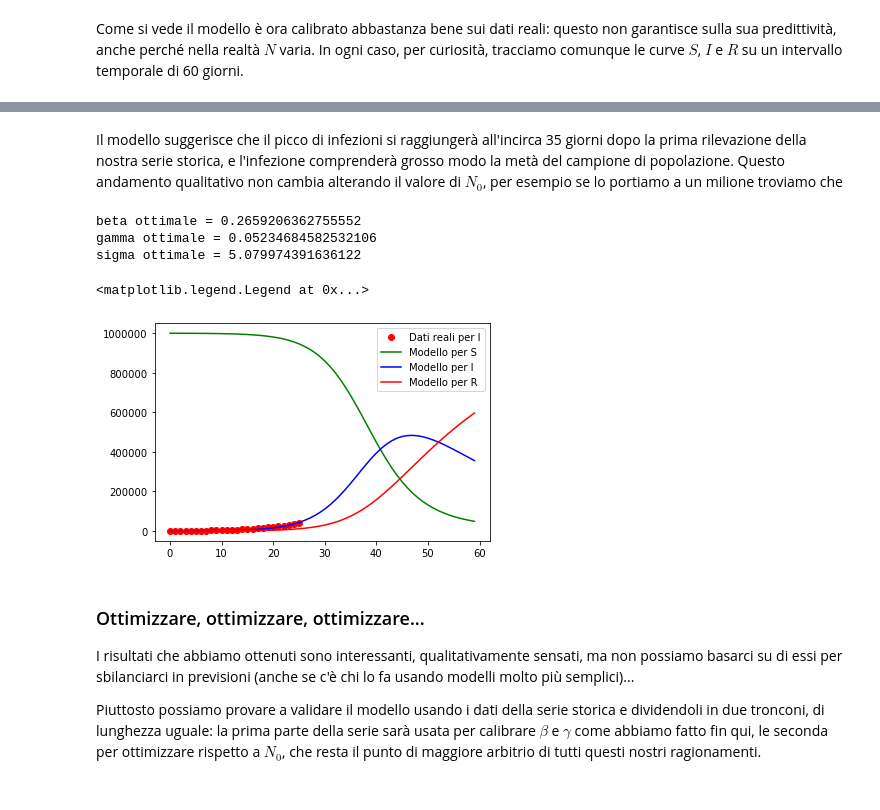
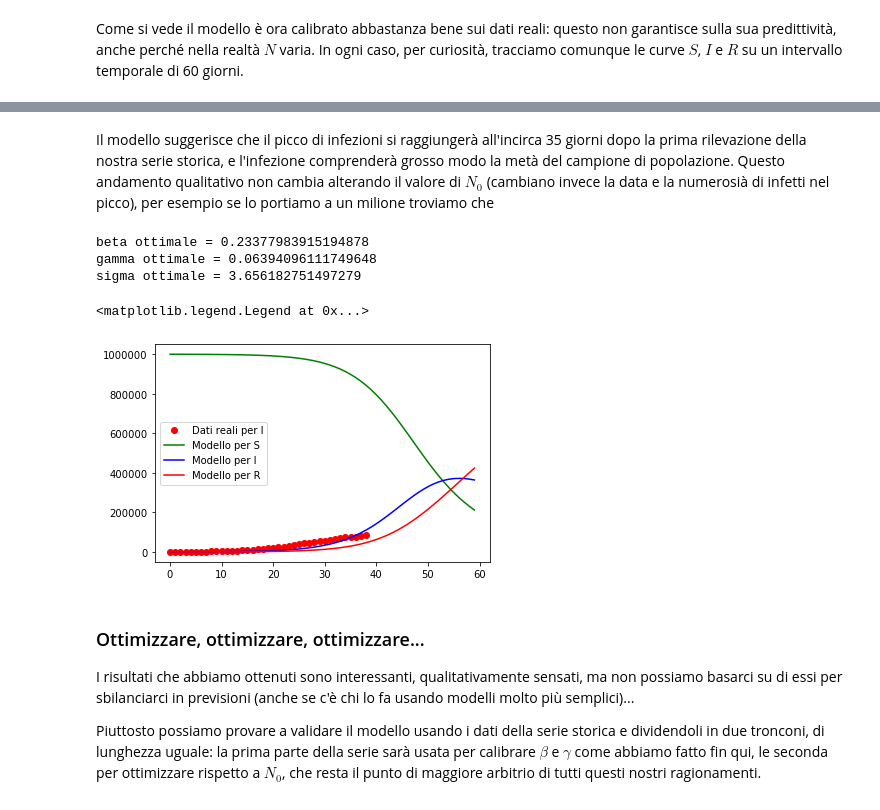
Before and after one commit to pcaressa/note-epidemie, a Jupyter notebook: epidemie.ipynb, the cells around one changed output, grey strips where cells are left out. Cells and saved outputs as stored; diff of their text form; code cells hidden in the pictures.

```diff
--- a/epidemie.ipynb
+++ b/epidemie.ipynb
@@ -536,24 +559,24 @@ sigma ottimale = 5.505660261499467
 # %% [markdown]
-Il modello suggerisce che il picco di infezioni si raggiungerà all'incirca 35 giorni dopo la prima rilevazione della nostra serie storica, e l'infezione comprenderà grosso modo la metà del campione di popolazione. Questo andamento qualitativo non cambia alterando il valore di $N_0$, per esempio se lo portiamo a un milione troviamo che
+Il modello suggerisce che il picco di infezioni si raggiungerà all'incirca 35 giorni dopo la prima rilevazione della nostra serie storica, e l'infezione comprenderà grosso modo la metà del campione di popolazione. Questo andamento qualitativo non cambia alterando il valore di $N_0$ (cambiano invece la data e la numerosià di infetti nel picco), per esempio se lo portiamo a un milione troviamo che
 # %%
 N0 = 1000000
-serie_I = np.array([misura["totale_attualmente_positivi"] for misura in DATA])
+serie_I = np.array([misura["totale_positivi"] for misura in DATA])
 serie_R = np.array([misura["dimessi_guariti"] + misura["deceduti"] for misura in DATA])
 
 # Ora disegna la soluzione per i valori ottimali ottimale
 intervallo = np.arange(60)
 y = SIR(N0, serie_I, serie_R, intervallo)
 plt.plot(intervallo[:len(serie_I)], serie_I, 'ro', label="Dati reali per I")
 plt.plot(intervallo, y[:,0], "g", label="Modello per S")
 plt.plot(intervallo, y[:,1], "b", label="Modello per I")
 plt.plot(intervallo, y[:,2], "r", label="Modello per R")
 plt.legend()
 # %% [output]
-beta ottimale = 0.2659206362755552
-gamma ottimale = 0.05234684582532106
-sigma ottimale = 5.079974391636122
+beta ottimale = 0.23377983915194878
+gamma ottimale = 0.06394096111749648
+sigma ottimale = 3.656182751497279
 <matplotlib.legend.Legend at 0x...>
-[figure, old version]
+[figure, new version]
 # %% [markdown]
 ### Ottimizzare, ottimizzare, ottimizzare...
 
```
Also changed, not shown: parts of 16 cells of this notebook.
